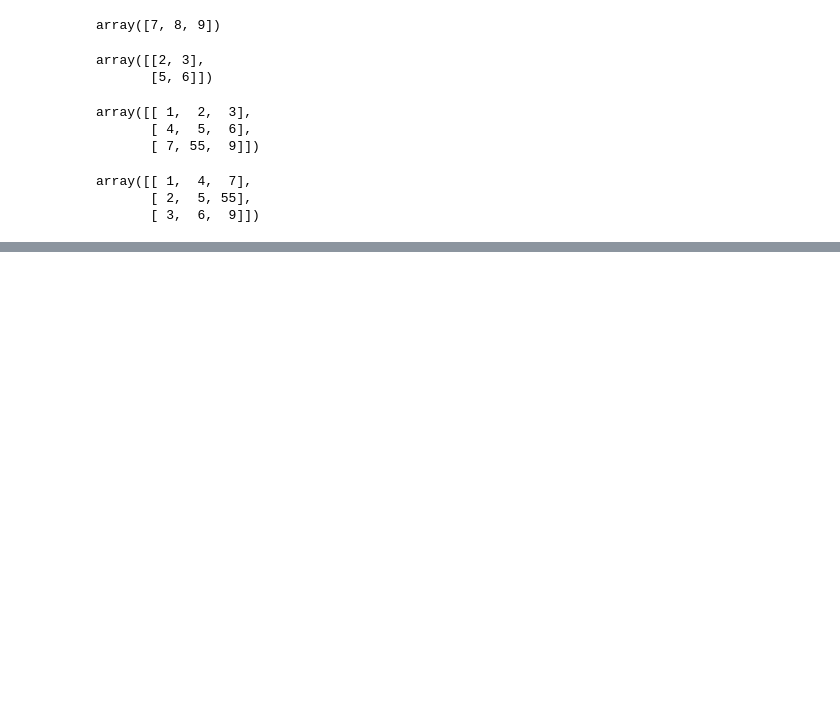
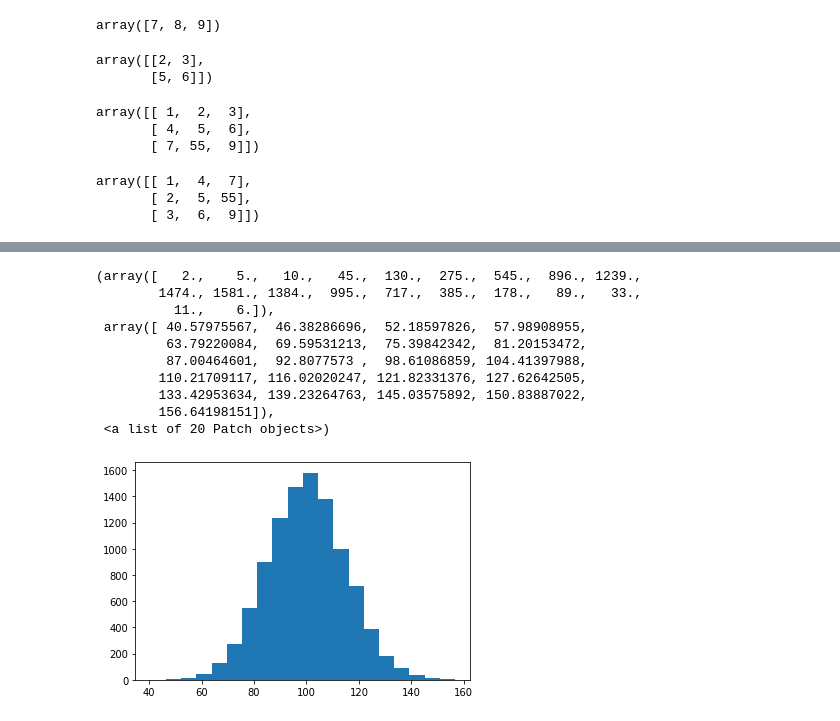
Before and after one commit to HyunsuLee/neural_data_science, a Jupyter notebook: ch2_from0to1.ipynb, the cells around one changed output, grey strips where cells are left out. Drawn from its saved outputs; the diff is of its cells as text; code cells hidden in the pictures; blank space fills up the shorter version.

```diff
--- a/ch2_from0to1.ipynb
+++ b/ch2_from0to1.ipynb
@@ -88,0 +259,18 @@ array([[ 1,  4,  7],
+# %%
+sample_size = 10000
+mean_IQ = 100
+std_IQ = 15
+sample_IQ = np.random.randn(sample_size) * std_IQ + mean_IQ
+plt.hist(sample_IQ, bins = 20)
+# %% [output]
+(array([   2.,    5.,   10.,   45.,  130.,  275.,  545.,  896., 1239.,
+        1474., 1581., 1384.,  995.,  717.,  385.,  178.,   89.,   33.,
+          11.,    6.]),
+ array([ 40.57975567,  46.38286696,  52.18597826,  57.98908955,
+         63.79220084,  69.59531213,  75.39842342,  81.20153472,
+         87.00464601,  92.8077573 ,  98.61086859, 104.41397988,
+        110.21709117, 116.02020247, 121.82331376, 127.62642505,
+        133.42953634, 139.23264763, 145.03575892, 150.83887022,
+        156.64198151]),
+ <a list of 20 Patch objects>)
+[figure, added]
```
Also changed, not shown: parts of 33 cells of this notebook, 1 other file.
